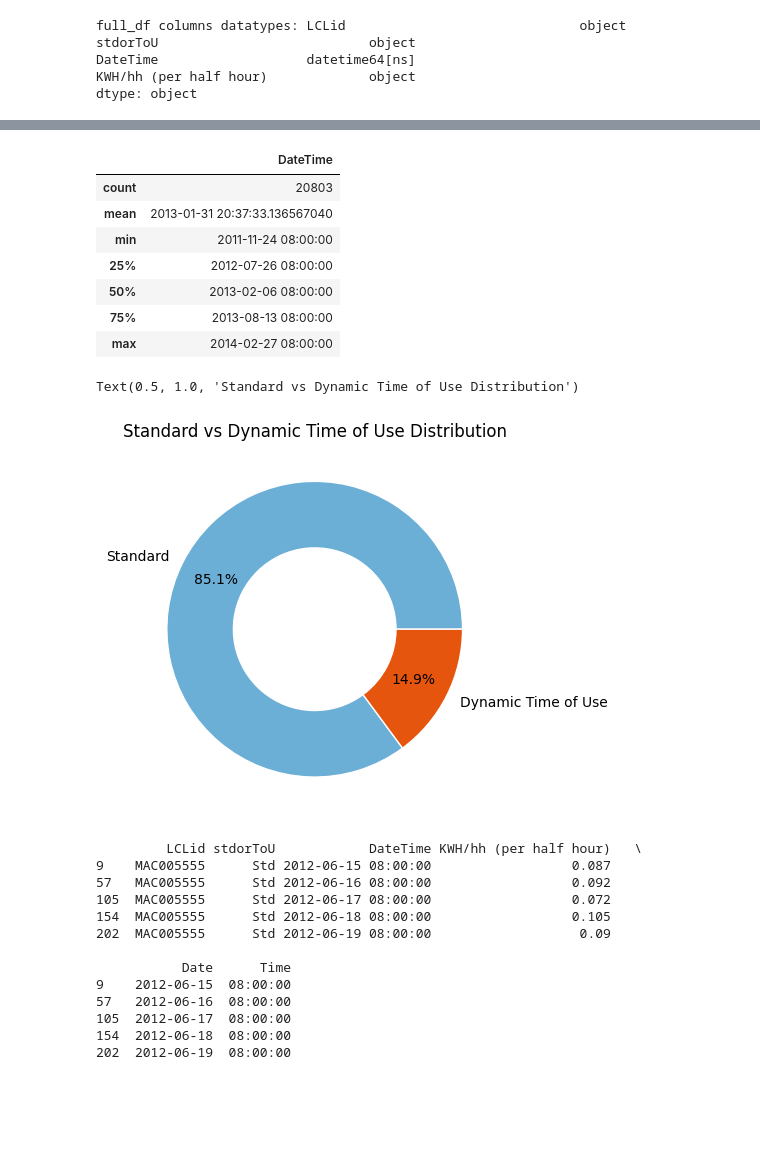
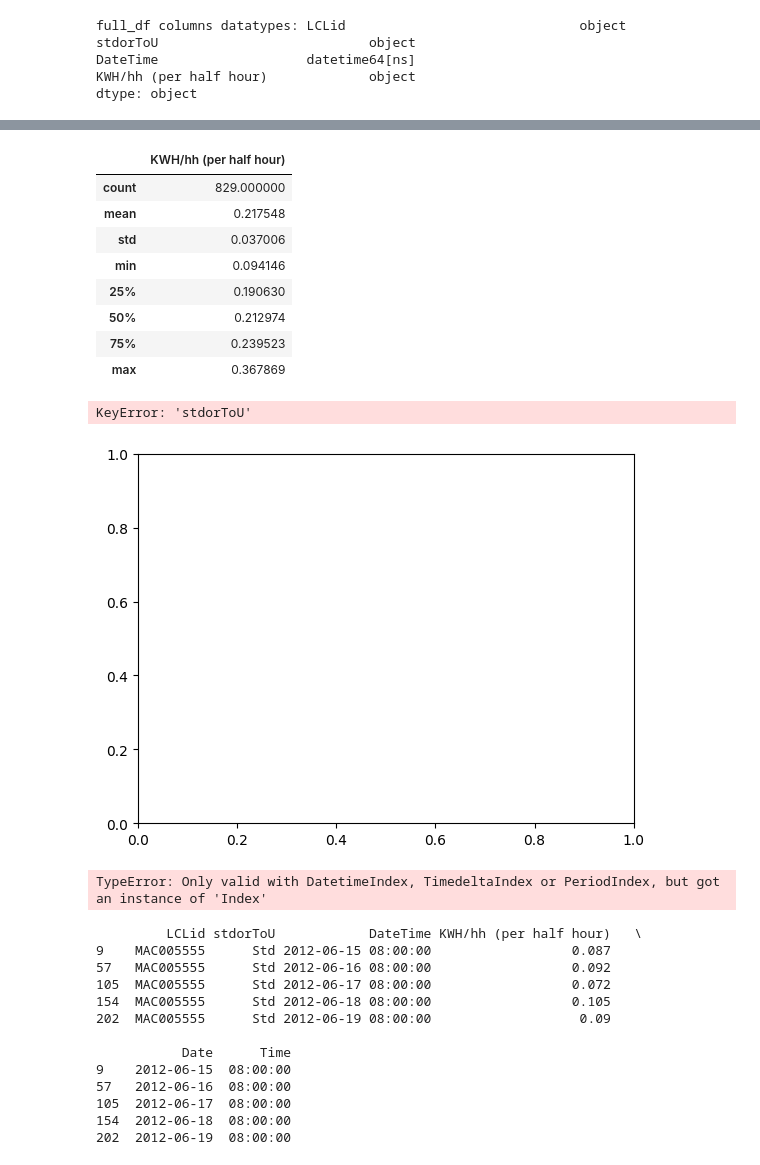
Before and after one commit to asgharlaib/Project_v1, a Jupyter notebook: Project.ipynb, the cells around one changed output, grey strips where cells are left out. Saved outputs shown, nothing was run; the diff lists cells and outputs as text; code cells hidden in the pictures; blank space fills up the shorter version.

```diff
--- a/Project.ipynb
+++ b/Project.ipynb
@@ -70,0 +77,2 @@ print(df_8am.head)
+# %%
+full_df.set_index('DateTime', inplace=True)
@@ -70,0 +87,3 @@ print(df_8am.head)
+# %%
+full_df['KWH/hh (per half hour) '] = pd.to_numeric(full_df['KWH/hh (per half hour) '], errors='coerce')
+full_df.columns
@@ -70,0 +92,3 @@ print(df_8am.head)
+# %%
+full_df_daily = full_df.groupby(['Date', 'stdorToU', 'LCLid']).agg({'KWH/hh (per half hour) ': 'mean'}).reset_index()
+full_df_daily.head(15)
@@ -99,0 +146,7 @@ dtype: int64
+# %%
+from sklearn.impute import KNNImputer
+
+features = full_df_daily.columns.to_list()
+imputer = KNNImputer(n_neighbors=2, weights = 'uniform', copy = False)
+full_df_daily = pd.DataFrame(imputer.fit_transform(full_df_daily), columns = features)
+full_df_daily.head(15)
@@ -100,38 +159,39 @@ dtype: int64
 # %%
 ##Descriptive Statistics
-df_8am.describe()
+full_df_daily.describe()
 # %% [output]
-|  | DateTime |
-| count | 20803 |
-| mean | 2013-01-31 20:37:33.136567040 |
-| min | 2011-11-24 08:00:00 |
-| 25% | 2012-07-26 08:00:00 |
-| 50% | 2013-02-06 08:00:00 |
-| 75% | 2013-08-13 08:00:00 |
-| max | 2014-02-27 08:00:00 |
+|  | KWH/hh (per half hour) |
+| count | 829.000000 |
+| mean | 0.217548 |
+| std | 0.037006 |
+| min | 0.094146 |
+| 25% | 0.190630 |
+| 50% | 0.212974 |
+| 75% | 0.239523 |
+| max | 0.367869 |
 # %%
 # EDA: Pie chart:
 fig, ax = plt.subplots()
 cmap = plt.colormaps["tab20c"]
 outer_colors = cmap([1,4])
 inner_colors = cmap([7,8,7,8])
 size = 0.45
 pctdist = 0.75
 
 # Counts of households in std or ToU pricing Scheme
-total_number = df_8am['stdorToU'].value_counts()
+total_number = full_df_daily['stdorToU'].value_counts()
 
 # Pie Chart to show distribution
 ax.pie(
     np.array(total_number),
     autopct='%1.1f%%',
     pctdistance = pctdist,
     radius=1.0,
     colors=outer_colors,
     wedgeprops=dict(width=size, edgecolor='w'),
     labels=['Standard','Dynamic Time of Use']
 );
 plt.title("Standard vs Dynamic Time of Use Distribution")
 # %% [output]
-Text(0.5, 1.0, 'Standard vs Dynamic Time of Use Distribution')
+KeyError: 'stdorToU'
-[figure, old version]
+[figure, new version]
@@ -141,3 +198,7 @@ df_8am_2014_copy = df_8am_2014.copy()
+# %%
+df_8am_daily = df_8am.resample('D').mean()
+# %% [output]
+TypeError: Only valid with DatetimeIndex, TimedeltaIndex or PeriodIndex, but got an instance of 'Index'
 # %%
 # Convert the 'DateTime' column to datetime type
 df_8am['DateTime'] = pd.to_datetime(df_8am['DateTime'])
```
Also changed, not shown: parts of 11 cells of this notebook.
